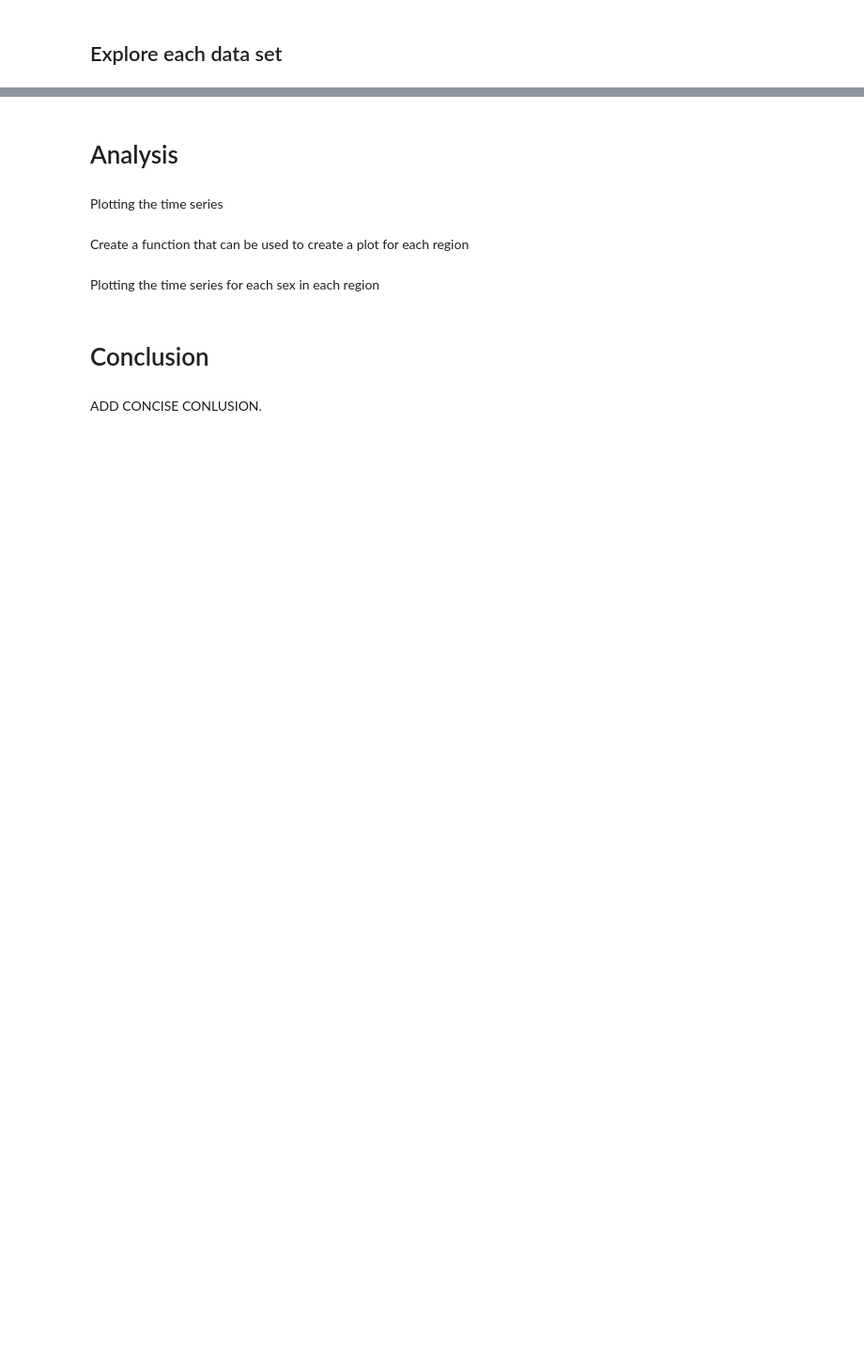
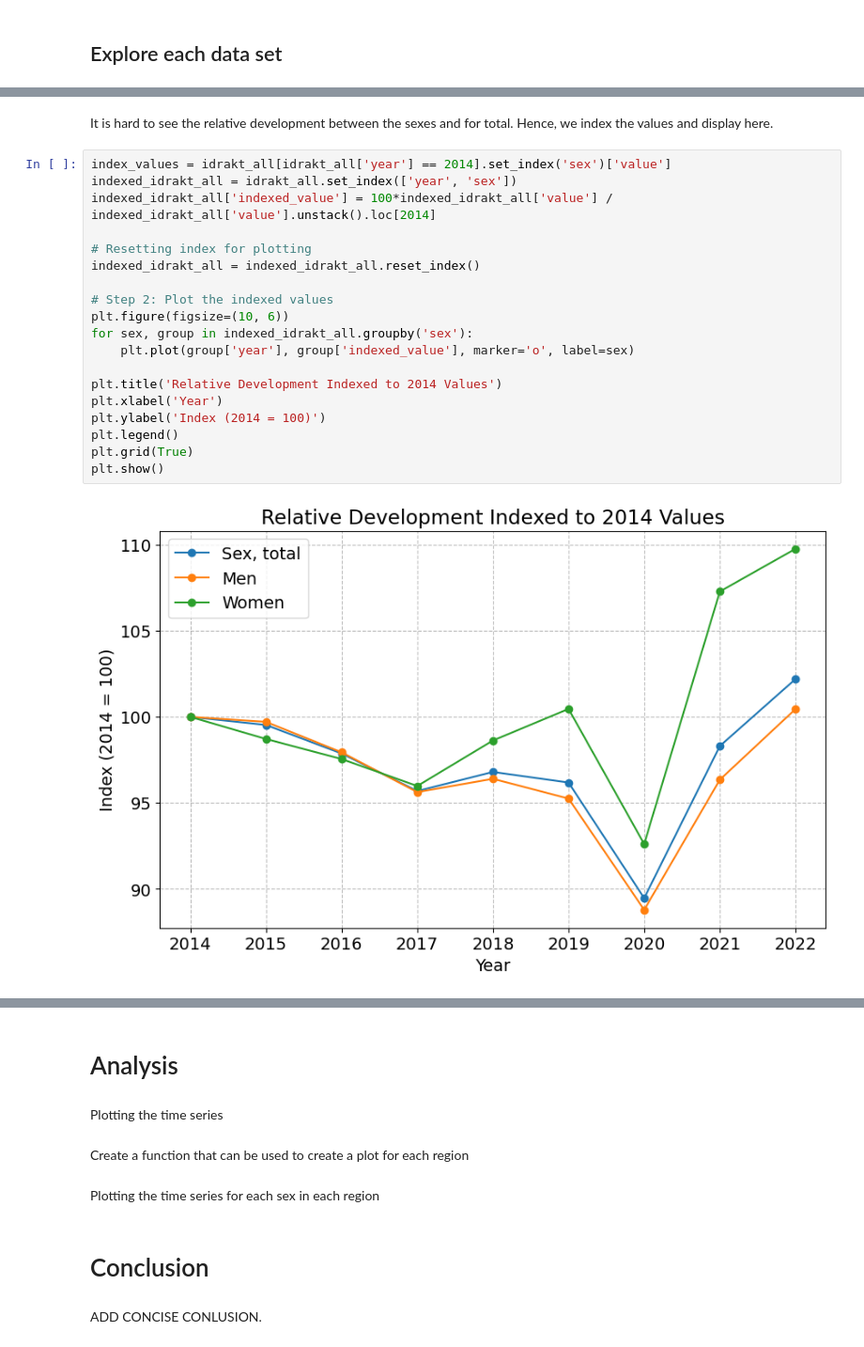
Before and after one commit to NumEconCopenhagen/projects-2024-econtechvets, a Jupyter notebook: dataproject/dataproject.ipynb, the cells around one changed output, grey strips where cells are left out. Shown at 94% size. Saved outputs shown, nothing was run; the diff lists cells and outputs as text; blank space fills up the shorter version.

```diff
--- a/dataproject/dataproject.ipynb
+++ b/dataproject/dataproject.ipynb
@@ -140,0 +164,23 @@ Exploring the dataset with descriptive statistics
+# %% [markdown]
+It is hard to see the relative development between the sexes and for total. Hence, we index the values and display here.
+# %%
+index_values = idrakt_all[idrakt_all['year'] == 2014].set_index('sex')['value']
+indexed_idrakt_all = idrakt_all.set_index(['year', 'sex'])
+indexed_idrakt_all['indexed_value'] = 100*indexed_idrakt_all['value'] / indexed_idrakt_all['value'].unstack().loc[2014]
+
+# Resetting index for plotting
+indexed_idrakt_all = indexed_idrakt_all.reset_index()
+
+# Step 2: Plot the indexed values
+plt.figure(figsize=(10, 6))
+for sex, group in indexed_idrakt_all.groupby('sex'):
+    plt.plot(group['year'], group['indexed_value'], marker='o', label=sex)
+
+plt.title('Relative Development Indexed to 2014 Values')
+plt.xlabel('Year')
+plt.ylabel('Index (2014 = 100)')
+plt.legend()
+plt.grid(True)
+plt.show()
+# %% [output]
+[figure, added]
```
Also changed, not shown: parts of 14 cells of this notebook.
